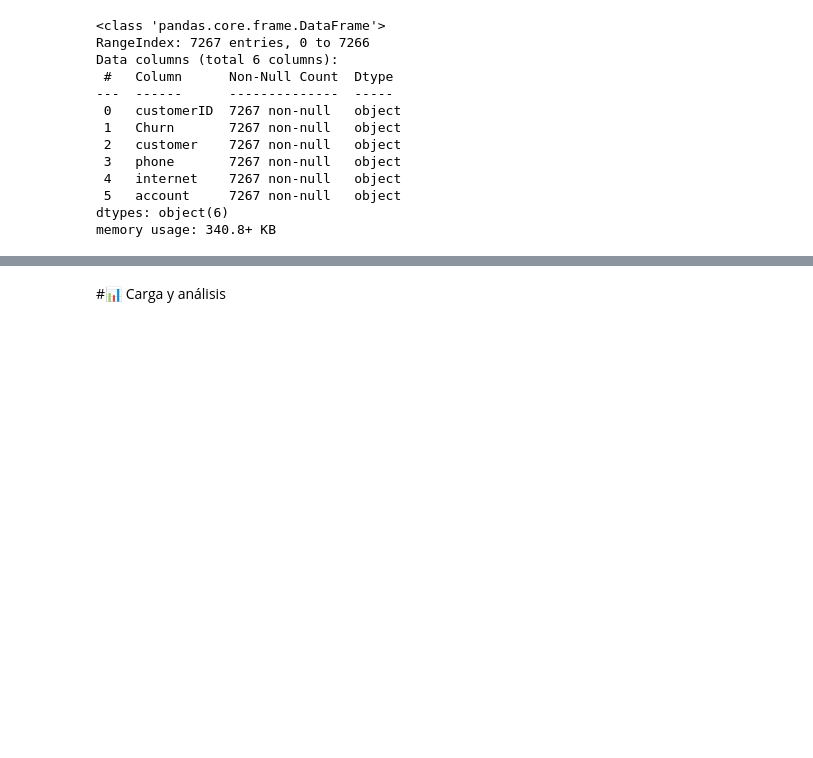
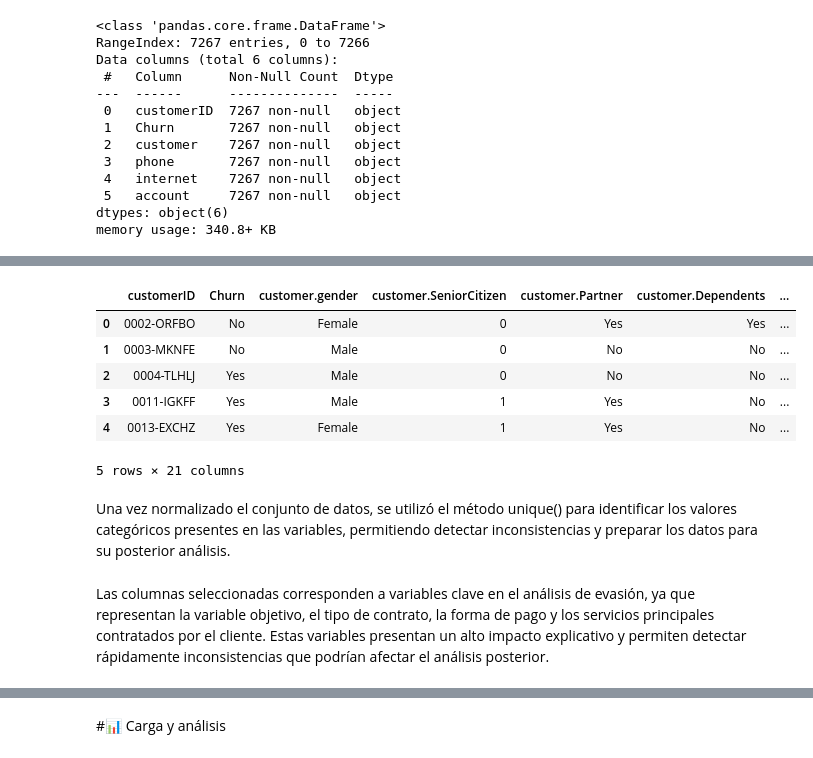
Before and after one commit to DaniGa-Mo/Challenge_TelecomX, a Jupyter notebook: TelecomX_LATAM.ipynb, the cells around one changed output, grey strips where cells are left out. Drawn from its saved outputs; the diff is of its cells as text; code cells hidden in the pictures; blank space fills up the shorter version.

```diff
--- a/TelecomX_LATAM.ipynb
+++ b/TelecomX_LATAM.ipynb
@@ -75,0 +72,19 @@ array(['No', 'Yes', ''], dtype=object)
+# %%
+# Normalización del dataset
+df_normalizado = pd.json_normalize(
+    df.to_dict(orient='records')
+)
+
+df_normalizado.head()
+# %% [output]
+|  | customerID | Churn | customer.gender | customer.SeniorCitizen | customer.Partner | customer.Dependents | ... |
+| 0 | 0002-ORFBO | No | Female | 0 | Yes | Yes | ... |
+| 1 | 0003-MKNFE | No | Male | 0 | No | No | ... |
+| 2 | 0004-TLHLJ | Yes | Male | 0 | No | No | ... |
+| 3 | 0011-IGKFF | Yes | Male | 1 | Yes | No | ... |
+| 4 | 0013-EXCHZ | Yes | Female | 1 | Yes | No | ... |
+5 rows × 21 columns
+# %% [markdown]
+Una vez normalizado el conjunto de datos, se utilizó el método unique() para identificar los valores categóricos presentes en las variables, permitiendo detectar inconsistencias y preparar los datos para su posterior análisis.
+# %% [markdown]
+Las columnas seleccionadas corresponden a variables clave en el análisis de evasión, ya que representan la variable objetivo, el tipo de contrato, la forma de pago y los servicios principales contratados por el cliente. Estas variables presentan un alto impacto explicativo y permiten detectar rápidamente inconsistencias que podrían afectar el análisis posterior.
```
Also changed, not shown: parts of 16 cells of this notebook.
